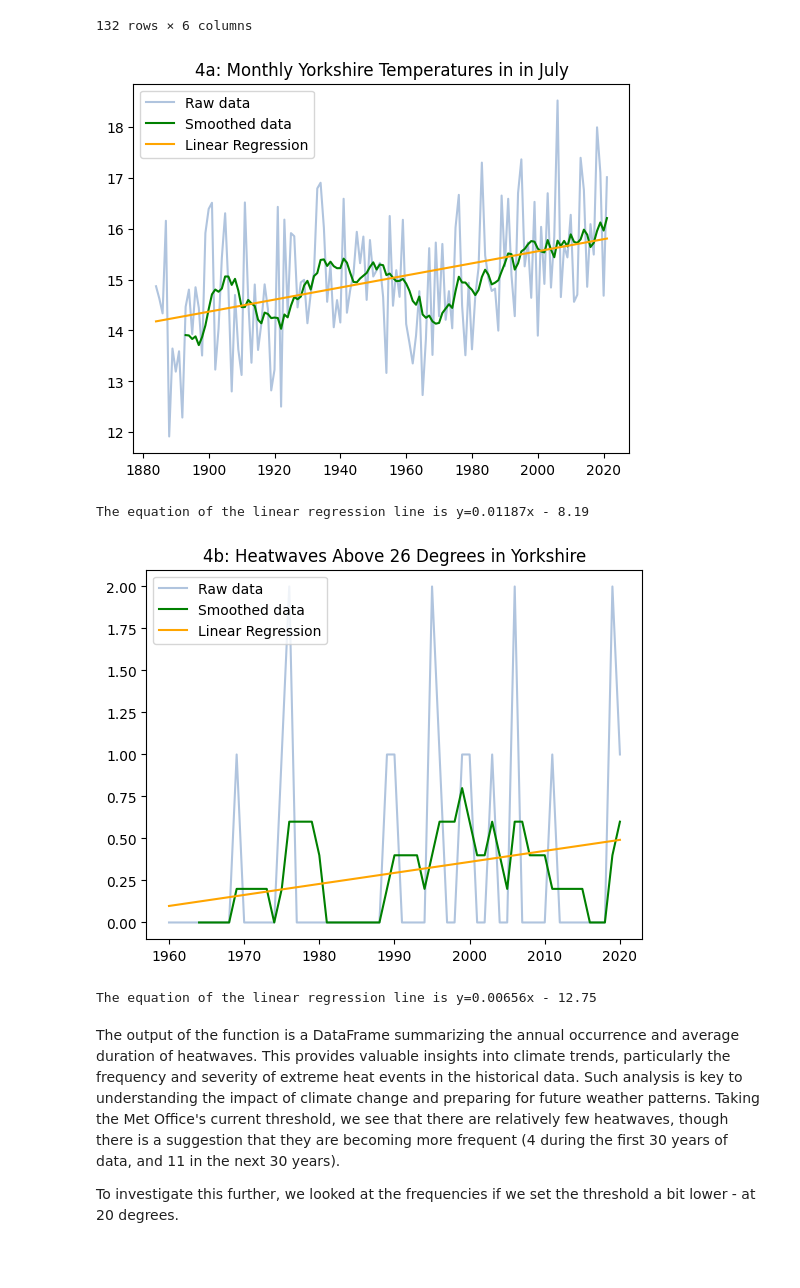
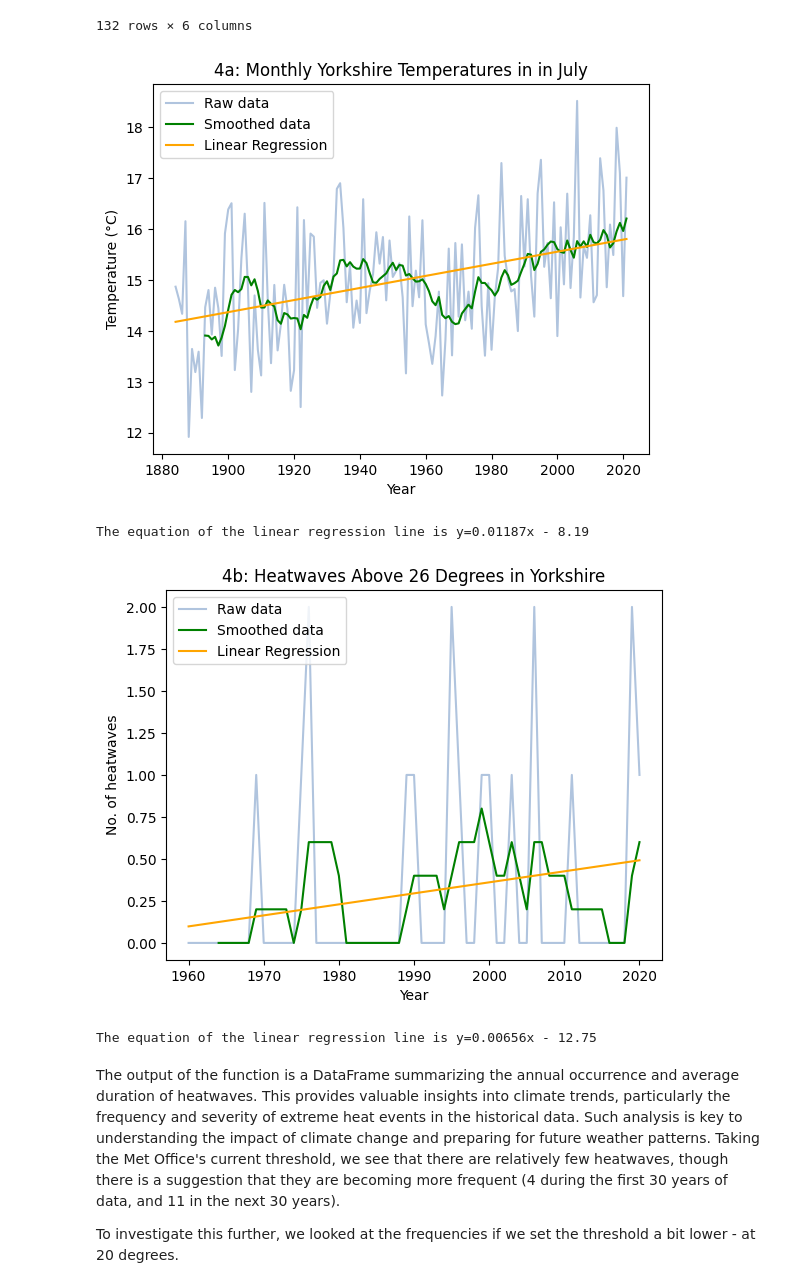
Before and after one commit to omariosc/comp5712-p4ds-group-project, a Jupyter notebook: A3_Data_Analysis_Project.ipynb, the cells around one changed output. Saved outputs shown, nothing was run; the diff lists cells and outputs as text; code cells hidden in the pictures; blank space fills up the shorter version.

```diff
--- a/A3_Data_Analysis_Project.ipynb
+++ b/A3_Data_Analysis_Project.ipynb
@@ -193,7 +198,7 @@ The next routine takes x and y series (typically as a column from a `Pandas` dat
 
 The linear regression function above is called, and the resulting line added to the plot. A legend is constructed using proxy artists. The graph, with its title, is displayed, together with the equation of the regression line.
 # %%
-def plot_raw_smoothed(x_vals, raw, smoothing, title=None):
+def plot_raw_smoothed(x_vals, raw, smoothing, title=None, xlabel="Year", ylabel="Temperature (°C)"):
     """
     Plots raw data alongside its smoothed version using rolling averages and adds a linear regression line.
 
@@ -213,6 +218,8 @@ def plot_raw_smoothed(x_vals, raw, smoothing, title=None):
     if title:
         ax.set_title(title)
     ax.legend(loc="upper left")
+    ax.set_xlabel(xlabel)
+    ax.set_ylabel(ylabel)
     plt.show()
     print(f"The equation of the linear regression line is {eqn}")
 # %% [markdown]
@@ -1680,15 +2285,15 @@ display(drf_df)
 x_vals = df_yorks_temp[df_yorks_temp["month_number"] == 7]["calendar_year"]
 y_vals = df_yorks_temp[df_yorks_temp["month_number"] == 7]["tas"]
 
-plot_raw_smoothed(x_vals,y_vals,10,title = "4a: Monthly Yorkshire Temperatures in in July")
+plot_raw_smoothed(x_vals,y_vals,10, title = "4a: Monthly Yorkshire Temperatures in in July")
 # %% [output]
-[figure, old version]
+[figure, new version]
 The equation of the linear regression line is y=0.01187x - 8.19
 # %%
 heatwaves26 = FindHeatWaves(26)
-plot_raw_smoothed(heatwaves26["Year"],heatwaves26["No. of heatwaves"],5,title = "4b: Heatwaves Above 26 Degrees in Yorkshire")
+plot_raw_smoothed(heatwaves26["Year"],heatwaves26["No. of heatwaves"],5,title = "4b: Heatwaves Above 26 Degrees in Yorkshire", ylabel = "No. of heatwaves")
 # %% [output]
-[figure, old version]
+[figure, new version]
 The equation of the linear regression line is y=0.00656x - 12.75
 # %% [markdown]
 The output of the function is a DataFrame summarizing the annual occurrence and average duration of heatwaves. This provides valuable insights into climate trends, particularly the frequency and severity of extreme heat events in the historical data. Such analysis is key to understanding the impact of climate change and preparing for future weather patterns. Taking the Met Office's current threshold, we see that there are relatively few heatwaves, though there is a suggestion that they are becoming more frequent (4 during the first 30 years of data, and 11 in the next 30 years).
```
Also changed, not shown: parts of 84 cells of this notebook.
